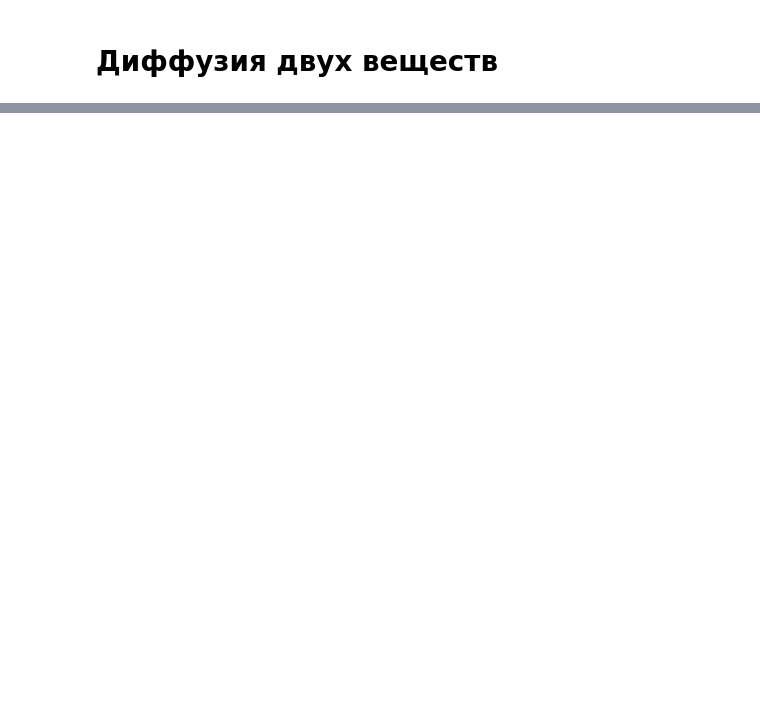
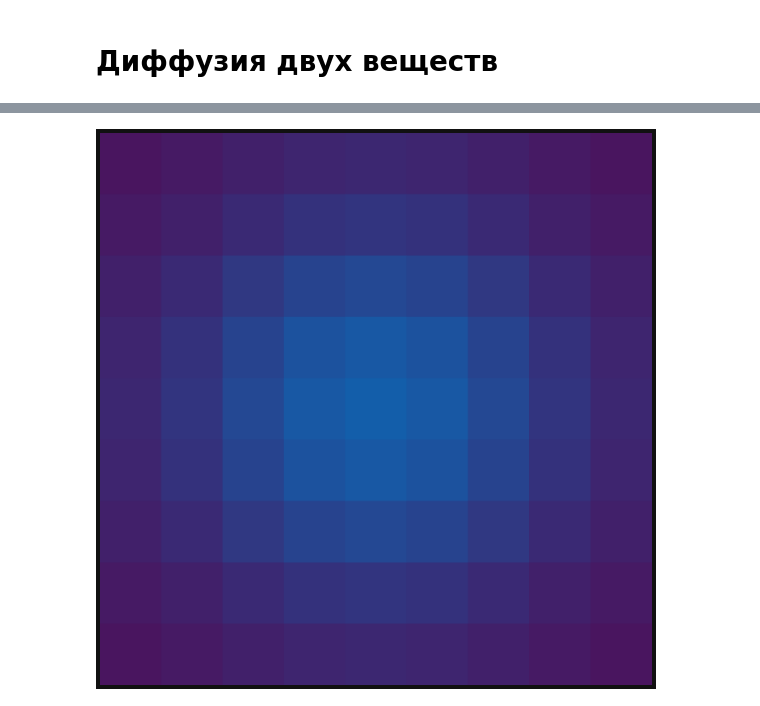
Before and after one commit to ordevoir/Systems_Modeling, a Jupyter notebook: CA_Diffusion.ipynb, the cells around one changed output, grey strips where cells are left out. Saved outputs shown, nothing was run; the diff lists cells and outputs as text; code cells hidden in the pictures; blank space fills up the shorter version.

```diff
--- a/CA_Diffusion.ipynb
+++ b/CA_Diffusion.ipynb
@@ -175,0 +510,76 @@ plt.show()
+# %%
+import numpy as np
+import matplotlib.pyplot as plt
+from scipy.signal import correlate2d
+
+# --------- Параметры ---------
+BLOCK = 5              # размер квадрата с веществом (BLOCK x BLOCK)
+SCALE = 2              # во сколько раз область больше квадрата
+N = BLOCK * SCALE - 1  # размер области N x N (делаем нечётной)
+
+H = W = N
+alpha = 0.2            # коэффициент диффузии (diffusion coefficient)
+steps = 7              # сколько шагов диффузии делаем
+
+# --------- Поле концентраций и инициализация ---------
+u = np.zeros((H, W), dtype=float)
+
+cy, cx = H // 2, W // 2          # центр области
+half = BLOCK // 2
+r0, r1 = cy - half, cy - half + BLOCK
+c0, c1 = cx - half, cx - half + BLOCK
+
+u[r0:r1, c0:c1] = 1.0            # квадрат BLOCK x BLOCK в центре
+
+# --------- Цвета: фон и вещество ---------
+def hex_to_rgb01(hex_color: str) -> np.ndarray:
+    hex_color = hex_color.lstrip("#")
+    r = int(hex_color[0:2], 16)
+    g = int(hex_color[2:4], 16)
+    b = int(hex_color[4:6], 16)
+    return np.array([r, g, b], dtype=float) / 255.0
+
+FG_COLOR = hex_to_rgb01("#0079C5A3")   # цвет фона
+BG_COLOR = hex_to_rgb01("#4E105A")   # цвет вещества
+
+def make_rgb(u, bg=BG_COLOR, fg=FG_COLOR):
+    """Линейная интерполяция между цветом фона и вещества по концентрации u."""
+    u_clip = np.clip(u, 0.0, 1.0)
+    rgb = bg[None, None, :] + u_clip[..., None] * (fg - bg)[None, None, :]
+    return np.clip(rgb, 0.0, 1.0)
+
+# --------- Шаг диффузии ---------
+def diffusion_step_box(u, D):
+    """Диффузия с граничными условиями Неймана (Neumann boundary conditions) (boundary='symm')."""
+    laplacian_kernel = np.array([
+        [0.0,  1.0, 0.0],
+        [1.0, -4.0, 1.0],
+        [0.0,  1.0, 0.0]
+    ], dtype=float)
+
+    laplacian = correlate2d(
+        u,
+        laplacian_kernel,
+        mode='same',
+        boundary='symm'
+    )
+    return u + D * laplacian
+
+# --------- Прогон шагов диффузии ---------
+for _ in range(steps):
+    u = diffusion_step_box(u, alpha)
+
+# --------- Визуализация итогового состояния ---------
+fig, ax = plt.subplots(figsize=(14, 14))
+ax.imshow(make_rgb(u), interpolation="nearest")
+ax.axis("off")
+
+# Убираем все отступы и рамки
+plt.subplots_adjust(left=0, right=1, top=1, bottom=0)
+ax.set_position([0, 0, 1, 1])
+
+fig.patch.set_facecolor("#111111")
+plt.savefig('./outputs/diffusion_10.png', bbox_inches='tight', pad_inches=0)
+plt.show()
+# %% [output]
+[figure, added]
```
Also changed, not shown: parts of 28 cells of this notebook, 1 other file.
